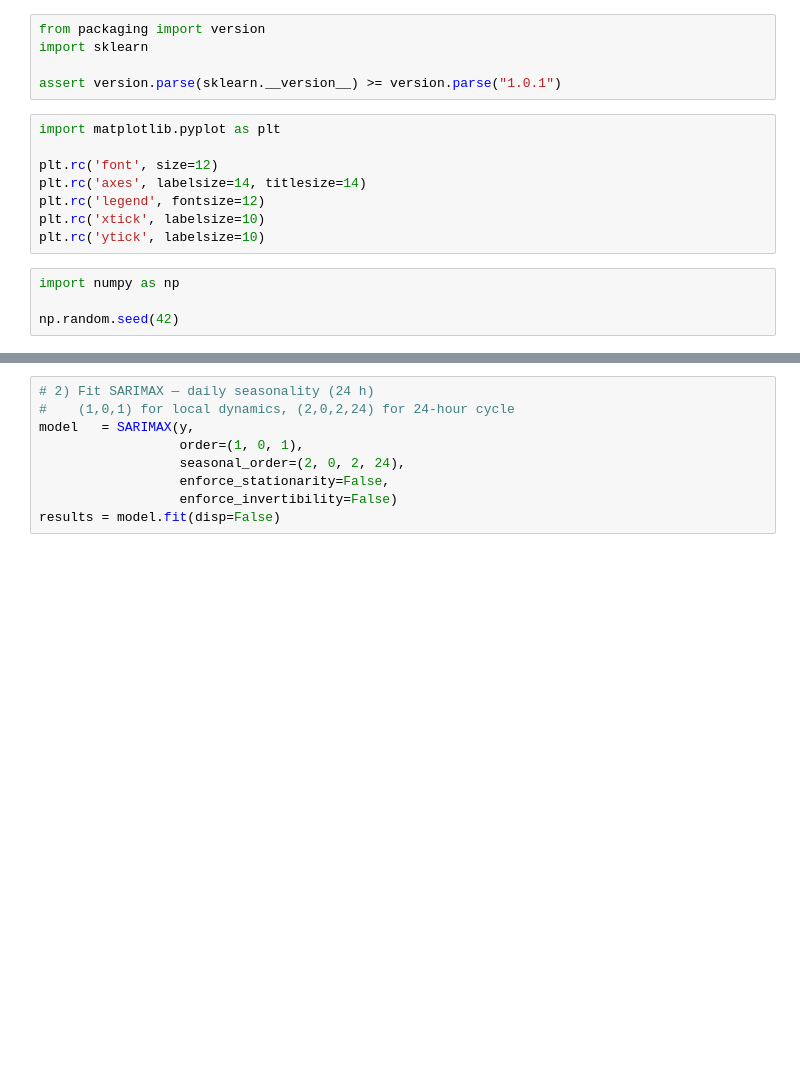
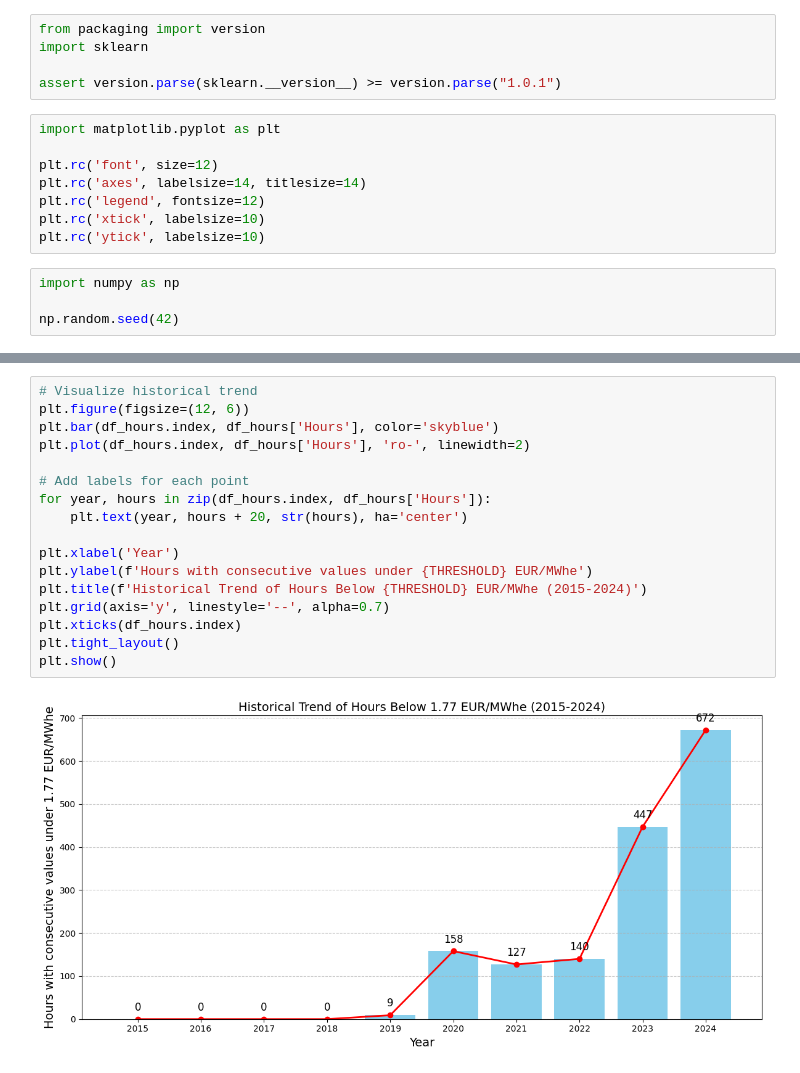
Before and after one commit to amir4466/HoSt_x_Saxion_Predictive_Model, a Jupyter notebook: MainModel.ipynb, the cells around one changed output, grey strips where cells are left out. Drawn from its saved outputs; the diff is of its cells as text; blank space fills up the shorter version.

```diff
--- a/MainModel.ipynb
+++ b/MainModel.ipynb
@@ -45,10 +61,20 @@ y = df["Price (EUR/MWhe)"]
 # %%
-# 2) Fit SARIMAX — daily seasonality (24 h)
-#    (1,0,1) for local dynamics, (2,0,2,24) for 24-hour cycle
-model   = SARIMAX(y,
-                  order=(1, 0, 1),
-                  seasonal_order=(2, 0, 2, 24),
-                  enforce_stationarity=False,
-                  enforce_invertibility=False)
-results = model.fit(disp=False)
+# Visualize historical trend
+plt.figure(figsize=(12, 6))
+plt.bar(df_hours.index, df_hours['Hours'], color='skyblue')
+plt.plot(df_hours.index, df_hours['Hours'], 'ro-', linewidth=2)
+
+# Add labels for each point
+for year, hours in zip(df_hours.index, df_hours['Hours']):
+    plt.text(year, hours + 20, str(hours), ha='center')
+
+plt.xlabel('Year')
+plt.ylabel(f'Hours with consecutive values under {THRESHOLD} EUR/MWhe')
+plt.title(f'Historical Trend of Hours Below {THRESHOLD} EUR/MWhe (2015-2024)')
+plt.grid(axis='y', linestyle='--', alpha=0.7)
+plt.xticks(df_hours.index)
+plt.tight_layout()
+plt.show()
+# %% [output]
+[figure, added]
 # %%
```
Also changed, not shown: parts of 12 cells of this notebook, 2 other files.
